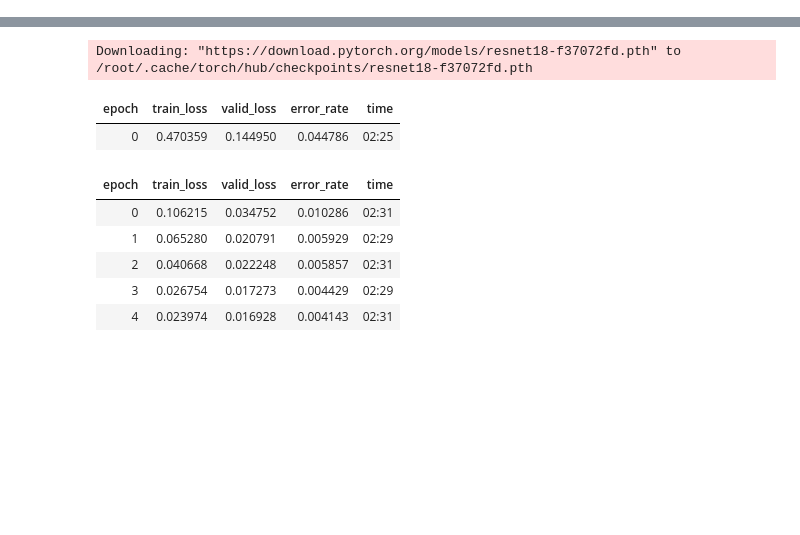
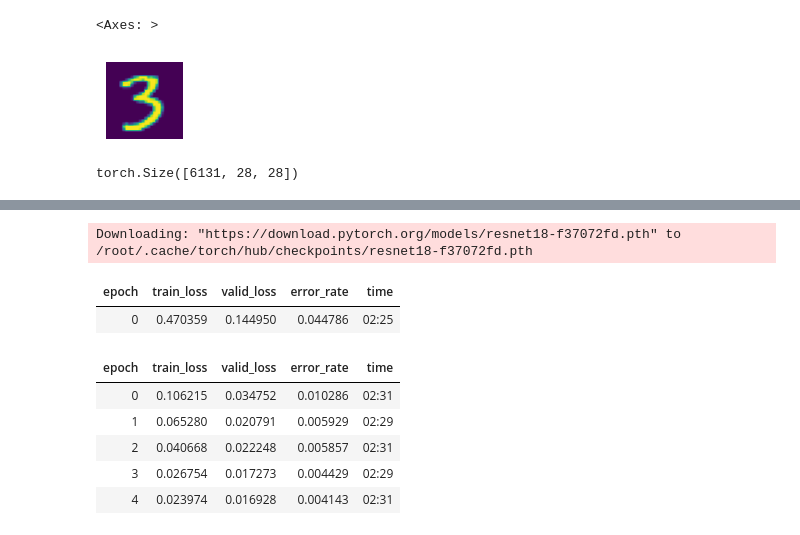
Before and after one commit to bognix/digits-recognition-app, a Jupyter notebook: digits_recognition_model.ipynb, the cells around one changed output, grey strips where cells are left out. Drawn from its saved outputs; the diff is of its cells as text; code cells hidden in the pictures; blank space fills up the shorter version.

```diff
--- a/digits_recognition_model.ipynb
+++ b/digits_recognition_model.ipynb
@@ -21,3 +65,29 @@ fns = get_image_files(path)
+# %%
+# Create tensor for each digit
+tensors = {}
+
+training_paths = (path/'training').ls().sorted()
+training_paths
+
+for p in training_paths:
+    tensors[p.parts[-1]] = [tensor(Image.open(digit_path)) for digit_path in (path/p).ls().sorted()]
+# %%
+show_image(tensors['3'][1])
+# %% [output]
+<Axes: >
+[figure, added]
+# %%
+# Stack tensors for each digit into single tensor
+stacked = {}
+for digit, t in tensors.items():
+    stacked[digit] = torch.stack(t).float()/255
+
+
+# <number_of_images, height, width>
+# returns the length of each axis
+stacked['3'].shape
+# %% [output]
+torch.Size([6131, 28, 28])
 # %%
 digits = DataBlock(
     blocks=(ImageBlock, CategoryBlock),
```
Also changed, not shown: parts of 11 cells of this notebook, 3 other files.
